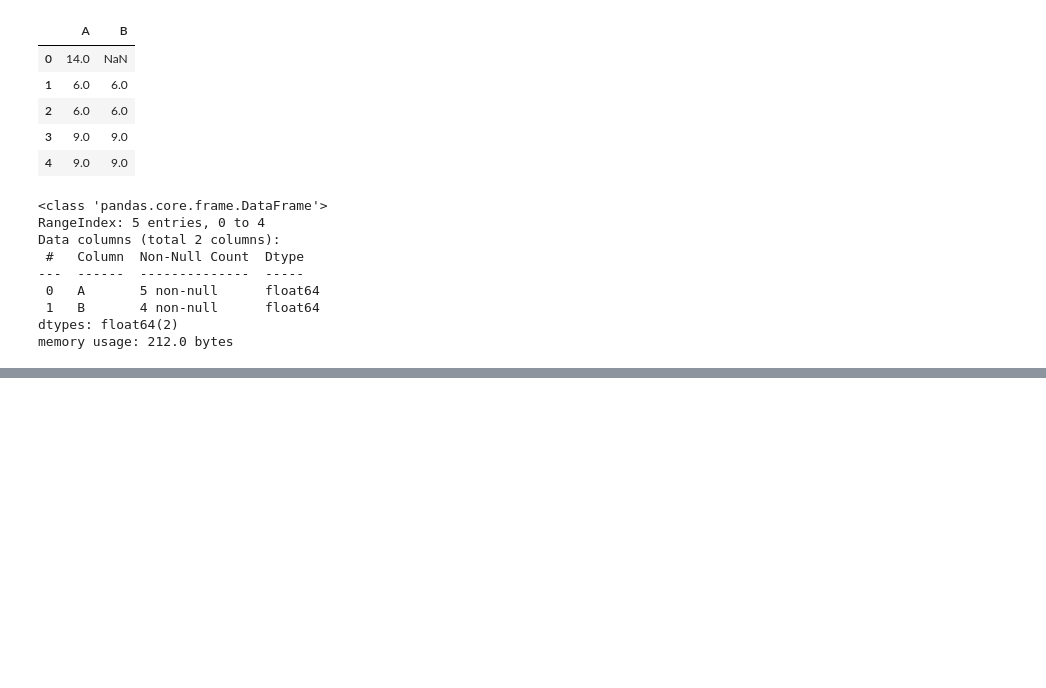
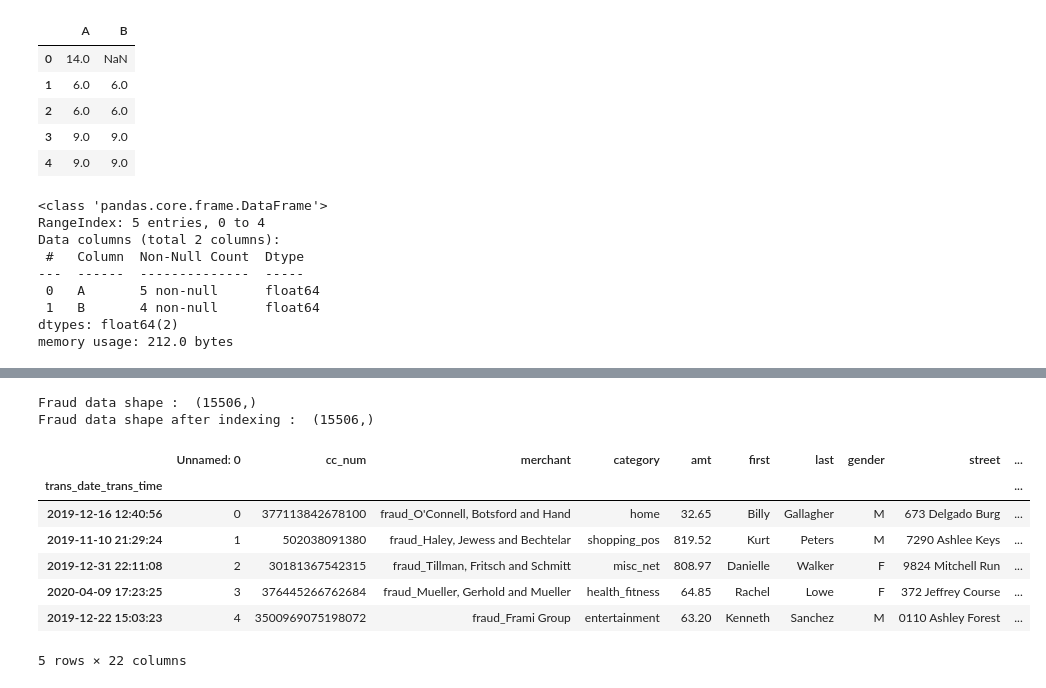
Before and after one commit to muzu1232005/iitm-meritius-ml-clsftion-ws1, a Jupyter notebook: test_work.ipynb, the cells around one changed output, grey strips where cells are left out. Drawn from its saved outputs; the diff is of its cells as text; code cells hidden in the pictures; blank space fills up the shorter version.

```diff
--- a/test_work.ipynb
+++ b/test_work.ipynb
@@ -55,0 +138,29 @@ memory usage: 212.0 bytes
+# %%
+# Fraud trends over time
+# Ensure datetime parsing
+fraud_txn_df = pd.read_csv("fraud_txn.csv")
+
+fraud_txn_df['trans_date_trans_time'] = pd.to_datetime(fraud_txn_df['trans_date_trans_time'], errors='coerce')
+print("Fraud data shape : ",fraud_txn_df['trans_date_trans_time'].shape)
+
+# Drop rows with invalid timestamps or fraud flag
+fraud_txn_time_dat_df = fraud_txn_df.dropna(subset=['trans_date_trans_time', 'is_fraud'])
+
+# Set time-based index for easy resampling
+fraud_txn_time_dat_df = fraud_txn_time_dat_df.set_index('trans_date_trans_time')
+
+print("Fraud data shape after indexing : ",fraud_txn_df['trans_date_trans_time'].shape)
+# %% [output]
+Fraud data shape :  (15506,)
+Fraud data shape after indexing :  (15506,)
+# %%
+fraud_txn_time_dat_df.head()
+# %% [output]
+|  | Unnamed: 0 | cc_num | merchant | category | amt | first | last | gender | street | ... |
+| trans_date_trans_time |  |  |  |  |  |  |  |  |  | ... |
+| 2019-12-16 12:40:56 | 0 | 377113842678100 | fraud_O'Connell, Botsford and Hand | home | 32.65 | Billy | Gallagher | M | 673 Delgado Burg | ... |
+| 2019-11-10 21:29:24 | 1 | 502038091380 | fraud_Haley, Jewess and Bechtelar | shopping_pos | 819.52 | Kurt | Peters | M | 7290 Ashlee Keys | ... |
+| 2019-12-31 22:11:08 | 2 | 30181367542315 | fraud_Tillman, Fritsch and Schmitt | misc_net | 808.97 | Danielle | Walker | F | 9824 Mitchell Run | ... |
+| 2020-04-09 17:23:25 | 3 | 376445266762684 | fraud_Mueller, Gerhold and Mueller | health_fitness | 64.85 | Rachel | Lowe | F | 372 Jeffrey Course | ... |
+| 2019-12-22 15:03:23 | 4 | 3500969075198072 | fraud_Frami Group | entertainment | 63.20 | Kenneth | Sanchez | M | 0110 Ashley Forest | ... |
+5 rows × 22 columns
```
Also changed, not shown: parts of 7 cells of this notebook, 1 other file.
